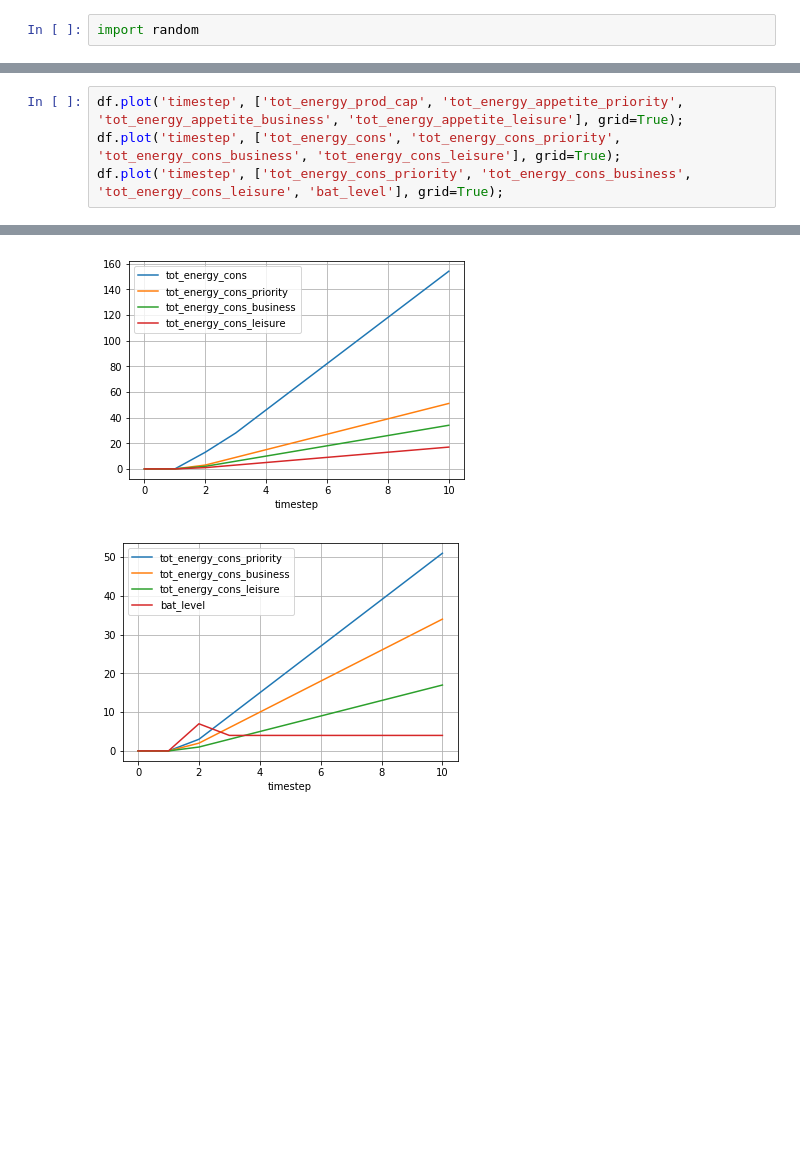
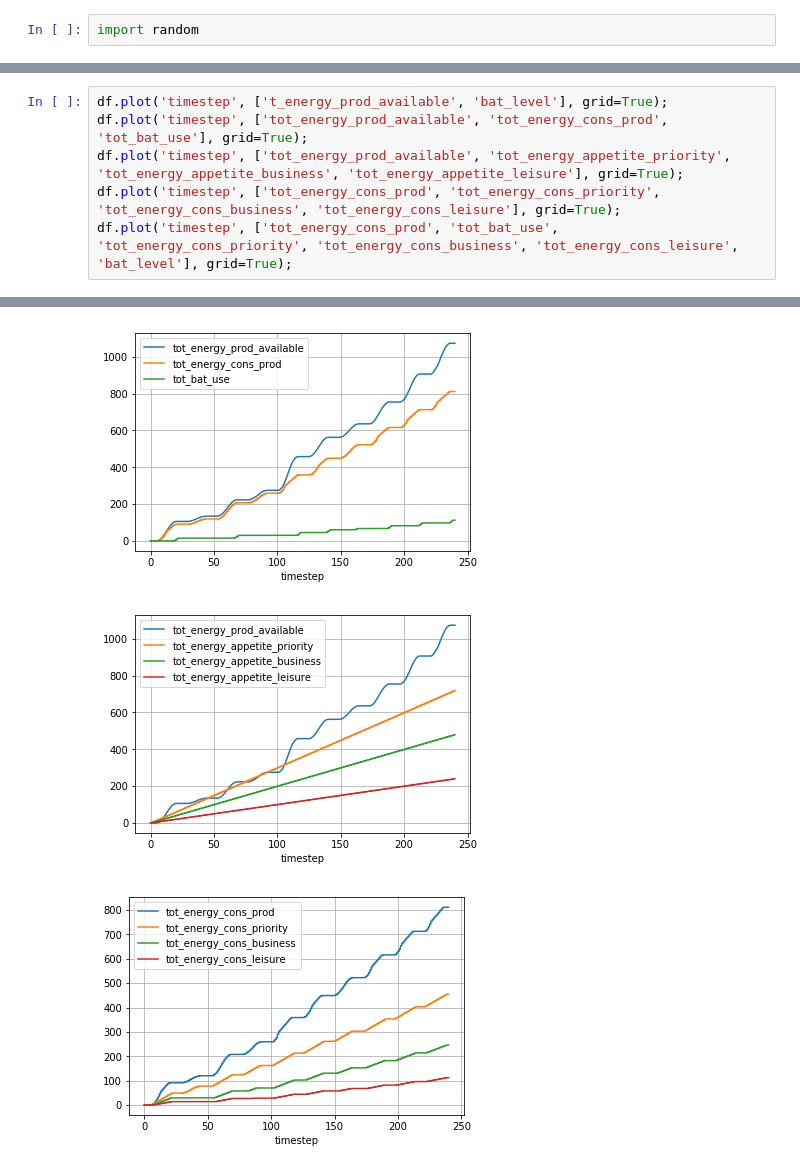
Before and after one commit to TokenEngineeringCommunity/TEcase1_Energy_Connect2Evolve, a Jupyter notebook: powerToThePeople_Hackathon/.ipynb, the cells around one changed output, grey strips where cells are left out. Saved outputs shown, nothing was run; the diff lists cells and outputs as text; blank space fills up the shorter version.

Commit message:
energy data production

```diff
--- a/powerToThePeople_Hackathon/.ipynb
+++ b/powerToThePeople_Hackathon/.ipynb
@@ -253,5 +364,7 @@ used: 3 3
 # %%
-df.plot('timestep', ['tot_energy_prod_cap', 'tot_energy_appetite_priority', 'tot_energy_appetite_business', 'tot_energy_appetite_leisure'], grid=True);
-df.plot('timestep', ['tot_energy_cons', 'tot_energy_cons_priority', 'tot_energy_cons_business', 'tot_energy_cons_leisure'], grid=True);
-df.plot('timestep', ['tot_energy_cons_priority', 'tot_energy_cons_business', 'tot_energy_cons_leisure', 'bat_level'], grid=True);
+df.plot('timestep', ['t_energy_prod_available', 'bat_level'], grid=True);
+df.plot('timestep', ['tot_energy_prod_available', 'tot_energy_cons_prod', 'tot_bat_use'], grid=True);
+df.plot('timestep', ['tot_energy_prod_available', 'tot_energy_appetite_priority', 'tot_energy_appetite_business', 'tot_energy_appetite_leisure'], grid=True);
+df.plot('timestep', ['tot_energy_cons_prod', 'tot_energy_cons_priority', 'tot_energy_cons_business', 'tot_energy_cons_leisure'], grid=True);
+df.plot('timestep', ['tot_energy_cons_prod', 'tot_bat_use', 'tot_energy_cons_priority', 'tot_energy_cons_business', 'tot_energy_cons_leisure', 'bat_level'], grid=True);
 # %% [output]
@@ -259,2 +372,3 @@ df.plot('timestep', ['tot_energy_cons_priority', 'tot_energy_cons_business', 'to
-[figure, old version]
+[figure, new version]
-[figure, old version]
+[figure, new version]
+[figure, added]
```
Also changed, not shown: parts of 4 cells of this notebook.
